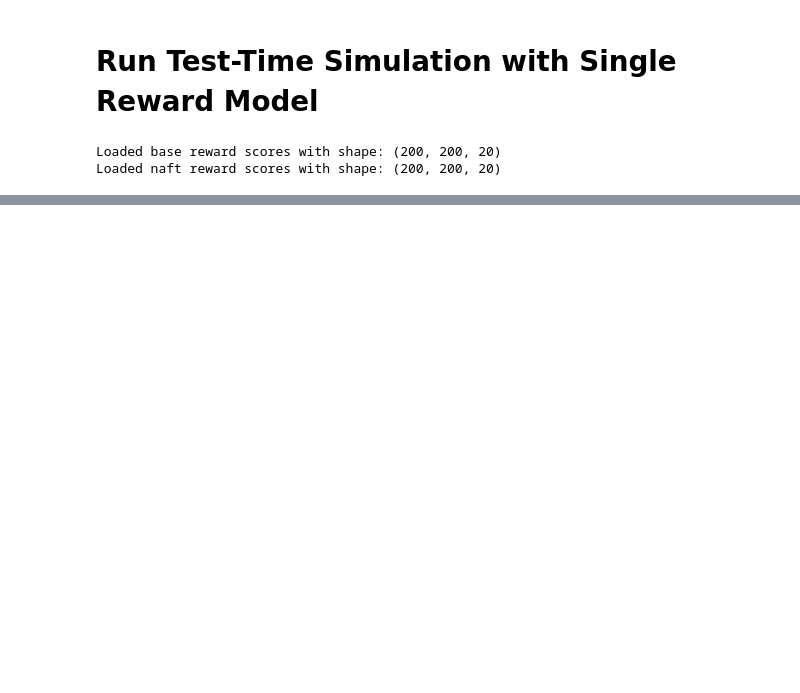
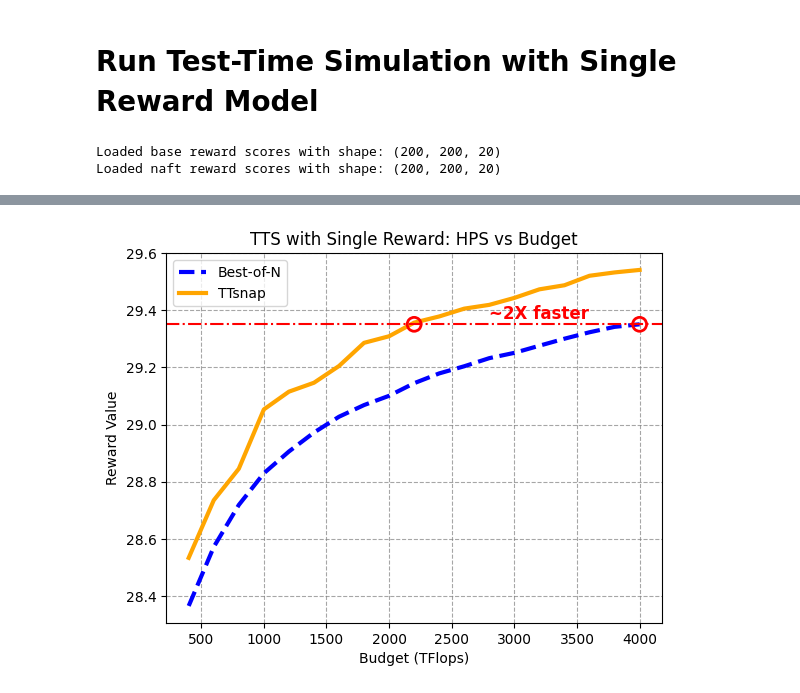
Before and after one commit to TerrysLearning/TTSnap, a Jupyter notebook: simulation/ttsnap_single.ipynb, the cells around one changed output, grey strips where cells are left out. Drawn from its saved outputs; the diff is of its cells as text; code cells hidden in the pictures; blank space fills up the shorter version.

```diff
--- a/simulation/ttsnap_single.ipynb
+++ b/simulation/ttsnap_single.ipynb
@@ -139,0 +155,30 @@ relative increase: 18.03%
+# %%
+
+def plot_curve2(budgets, rewards_out1, rewards_out2, label1, label2, reward_model):
+    reward_name_dict = {
+        'imr': 'ImageReward',
+        'pic': 'PickScore',
+        'hps': 'HPS'}
+    plt.plot(budgets, rewards_out1, label=label1, color='blue', linestyle='--', linewidth=3)
+    plt.plot(budgets, rewards_out2, label=label2, color='orange', linewidth=3)
+    # plot the notes
+    plt.axhline(y=rewards_out1[-1], color='red', linestyle='-.')
+    plt.text(2800, rewards_out1[-1]+0.02, '~2X faster', color='red', fontweight='bold', fontsize=12)
+    x_points = [2200, budgets[-1]]
+    y_points = [rewards_out1[-1], rewards_out1[-1]]
+    plt.scatter(x_points, y_points, color='red', s=100, marker='o', zorder=5, facecolors='none', linewidths=2)
+
+    plt.xlabel('Budget (TFlops)')
+    plt.ylabel('Reward Value')
+    plt.title(f'TTS with Single Reward: {reward_name_dict.get(reward_model, "Unknown")} vs Budget')
+    plt.legend()
+    plt.ylim(None, None)
+    plt.grid(linestyle='--', color='gray', alpha=0.7)
+    os.makedirs('imgs', exist_ok=True)
+    plt.savefig(f'imgs/ttsnap_{reward_model}_single_reward_curve.png')
+    plt.show()
+    plt.close()
+
+plot_curve2(budgets, results_bon, results_ttsp, label1='Best-of-N', label2='TTsnap', reward_model= reward_model)
+# %% [output]
+[figure, added]
```
Also changed, not shown: parts of 4 cells of this notebook, 8 other files.
